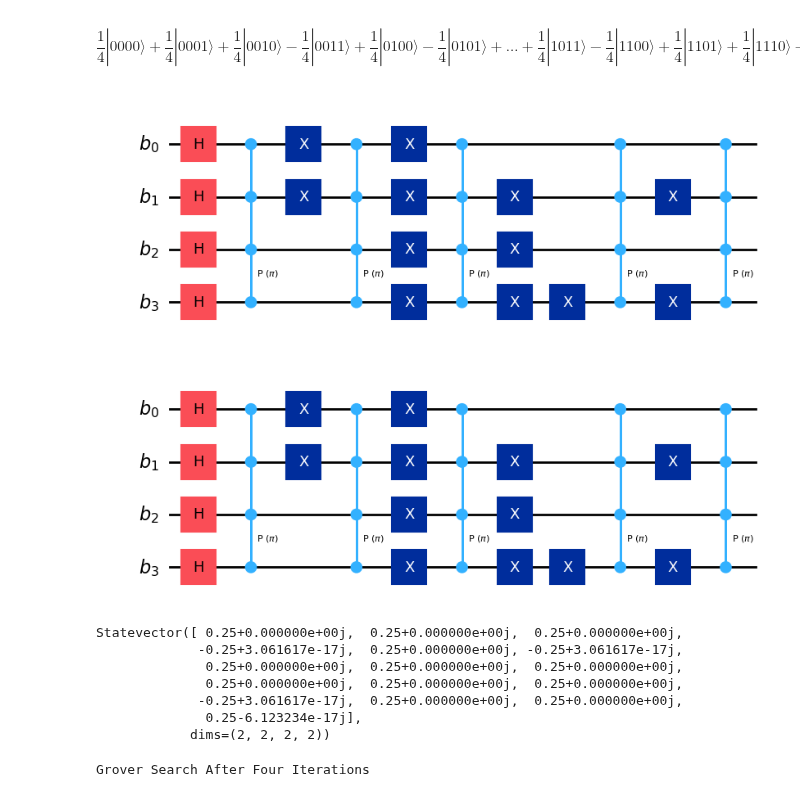
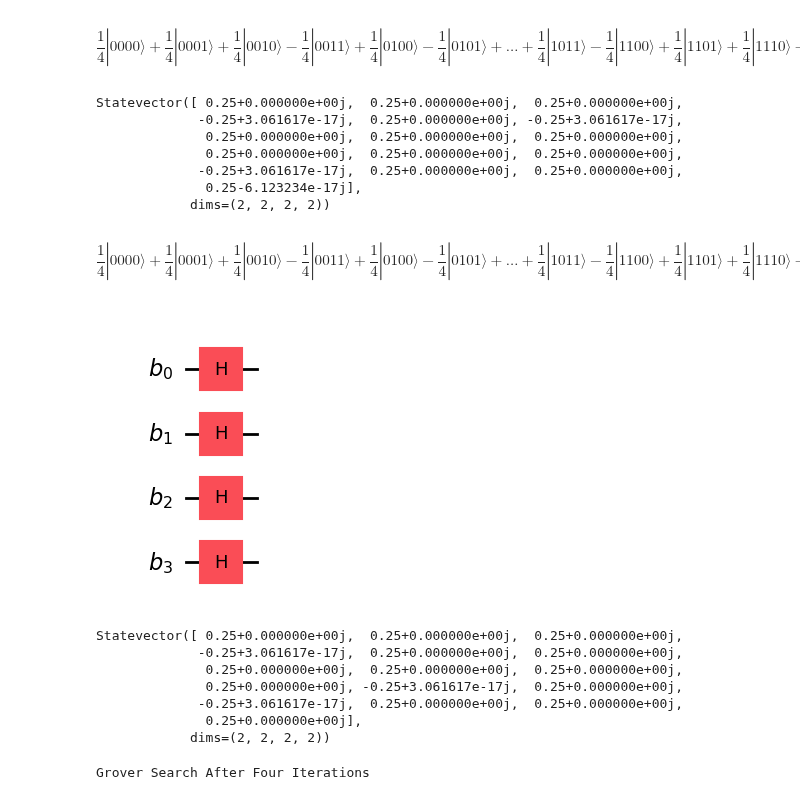
Before and after one commit to hrm123/pythondemo, a Jupyter notebook: notebooks/quantum_algorithms/Assignment2.ipynb, the cells around one changed output. Saved outputs shown, nothing was run; the diff lists cells and outputs as text; code cells hidden in the pictures.

```diff
--- a/notebooks/quantum_algorithms/Assignment2.ipynb
+++ b/notebooks/quantum_algorithms/Assignment2.ipynb
@@ -453,6 +453,29 @@ oc3.x(1)
 oc3.x(3)
 oc3.to_gate()
 
+def mark_pure_states(qc, b0 , b1, b2, b3):
+    # mark the components corresponding to the pure states |0011> , |1100>, |0101>
+    # based on answer from course helpers
+
+    qc.x(0)
+    qc.x(1)
+    qc.mcp(pi, [0,1,2] , 3)
+    qc.x(1)
+    qc.x(0)
+
+    qc.x(2)
+    qc.x(3)
+    qc.mcp(pi, [0,1,2] , 3)
+    qc.x(3)
+    qc.x(2)
+
+    qc.x(0)
+    qc.x(2)
+    qc.mcp(pi, [0,1,2] , 3)
+    qc.x(2)
+    qc.x(0)
+
+
 def mark_pure_states_with_append(qc, b0 , b1, b2, b3):
     # mark the components corresponding to the pure states |0011> , |1100>, |0101>
     # your code here
@@ -461,52 +484,63 @@ def mark_pure_states_with_append(qc, b0 , b1, b2, b3):
     qc.append(oc1, [0,1,2,3])
     qc.append(oc3, [0,1,2,3])
     qc.append(oc, [0,1,2,3]) # reverse the sign (this time it will do it only for |1111>)
 
-def mark_pure_states(qc, b0 , b1, b2, b3):
+def mark_pure_states_mine(qc, b0 , b1, b2, b3):
     # mark the components corresponding to the pure states |0011> , |1100>, |0101>
     # your code here
     # flip |1111> to -|1111>
+    # qc.mcp(pi, [0,1,2] , 3)
+
+
+    # flip 0101 to 1111
+    qc.x(1)
+    qc.x(3)
     qc.mcp(pi, [0,1,2] , 3)
+    qc.x(3)
+    qc.x(1)
 
     # flip 0011 to 1111
     qc.x(2)
     qc.x(3)
     qc.mcp(pi, [0,1,2] , 3)
+    qc.x(3)
     qc.x(2)
-    qc.x(3)
 
     # flip 1100 to 1111
     qc.x(0)
     qc.x(1)
     qc.mcp(pi, [0,1,2] , 3)
+    qc.x(1)
     qc.x(0)
-    qc.x(1)
 
-    # flip 0101 to 1111
-    qc.x(1)
-    qc.x(3)
-    qc.mcp(pi, [0,1,2] , 3)
-    qc.x(1)
-    qc.x(3)
 
-    qc.mcp(pi, [0,1,2] , 3) # reverse the sign (this time it will do it only for -|1111>)
+    #qc.mcp(pi, [0,1,2] , 3) # reverse the sign (this time it will do it only for -|1111>)
 
 
 b = QuantumRegister(4, 'b')
 qc = QuantumCircuit(b)
 qc.h([0,1,2,3]) # hadamard gate on all 4 qubits
-mark_pure_states(qc, b[0], b[1], b[2], b[3])
 qc.draw('mpl', style='iqp')
+mark_pure_states_with_append(qc, b[0], b[1], b[2], b[3])
 
-# new_circuit  = transpile(qc, backend)
-# job  = backend.run(new_circuit )
-# result = job.result()
-# state_vector = result.get_statevector()
-# print(state_vector)
-# state_vector.draw('latex')
+
+backend = Aer.get_backend('statevector_simulator')
+new_circuit  = transpile(qc, backend)
+job  = backend.run(new_circuit )
+result = job.result()
+state_vector = result.get_statevector()
+print(state_vector)
+state_vector.draw('latex')
 # %% [output]
+Statevector([ 0.25+0.000000e+00j,  0.25+0.000000e+00j,  0.25+0.000000e+00j,
+             -0.25+3.061617e-17j,  0.25+0.000000e+00j, -0.25+3.061617e-17j,
+              0.25+0.000000e+00j,  0.25+0.000000e+00j,  0.25+0.000000e+00j,
+              0.25+0.000000e+00j,  0.25+0.000000e+00j,  0.25+0.000000e+00j,
+             -0.25+3.061617e-17j,  0.25+0.000000e+00j,  0.25+0.000000e+00j,
+              0.25-6.123234e-17j],
+            dims=(2, 2, 2, 2))
+$$\frac{1}{4} |0000\rangle+\frac{1}{4} |0001\rangle+\frac{1}{4} |0010\rangle- \frac{1}{4} |0011\rangle+\frac{1}{4} |0100\rangle- \frac{1}{4} |0101\rangle + \ldots +\frac{1}{4} |1011\rangle- \frac{1}{4} |1100\rangle+\frac{1}{4} |1101\rangle+\frac{1}{4} |1110\rangle+\frac{1}{4} |1111\rangle$$
-[figure, old version]
+[figure, new version]
-[figure, removed]
 # %%
 from qiskit import QuantumCircuit, QuantumRegister
 from qiskit_aer import Aer
@@ -532,17 +566,17 @@ state_vector = result.get_statevector()
 print(state_vector)
 # state_vector.draw('latex')
 for i in range(16):
-    if i == 3 or i == 5 or i == 12: # are we marking the correct basis states
+    if i == 3 or i == 10 or i == 12: # are we marking the correct basis states
         assert abs(state_vector[i] +0.25) <= 0.001
     else:
         assert abs(state_vector[i]-0.25) <= 0.001
 # %% [output]
 Statevector([ 0.25+0.000000e+00j,  0.25+0.000000e+00j,  0.25+0.000000e+00j,
-             -0.25+3.061617e-17j,  0.25+0.000000e+00j, -0.25+3.061617e-17j,
+             -0.25+3.061617e-17j,  0.25+0.000000e+00j,  0.25+0.000000e+00j,
               0.25+0.000000e+00j,  0.25+0.000000e+00j,  0.25+0.000000e+00j,
-              0.25+0.000000e+00j,  0.25+0.000000e+00j,  0.25+0.000000e+00j,
+              0.25+0.000000e+00j, -0.25+3.061617e-17j,  0.25+0.000000e+00j,
              -0.25+3.061617e-17j,  0.25+0.000000e+00j,  0.25+0.000000e+00j,
-              0.25-6.123234e-17j],
+              0.25+0.000000e+00j],
             dims=(2, 2, 2, 2))
 # %%
 try:
```
Also changed, not shown: 5 other files.
